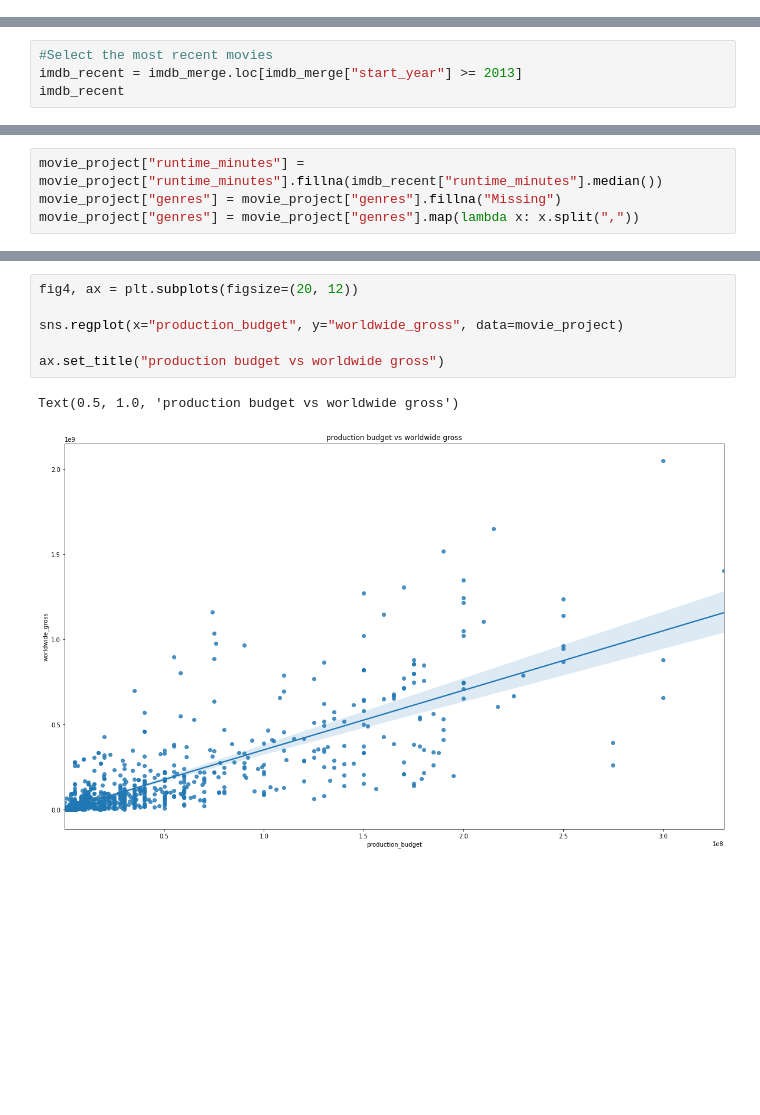
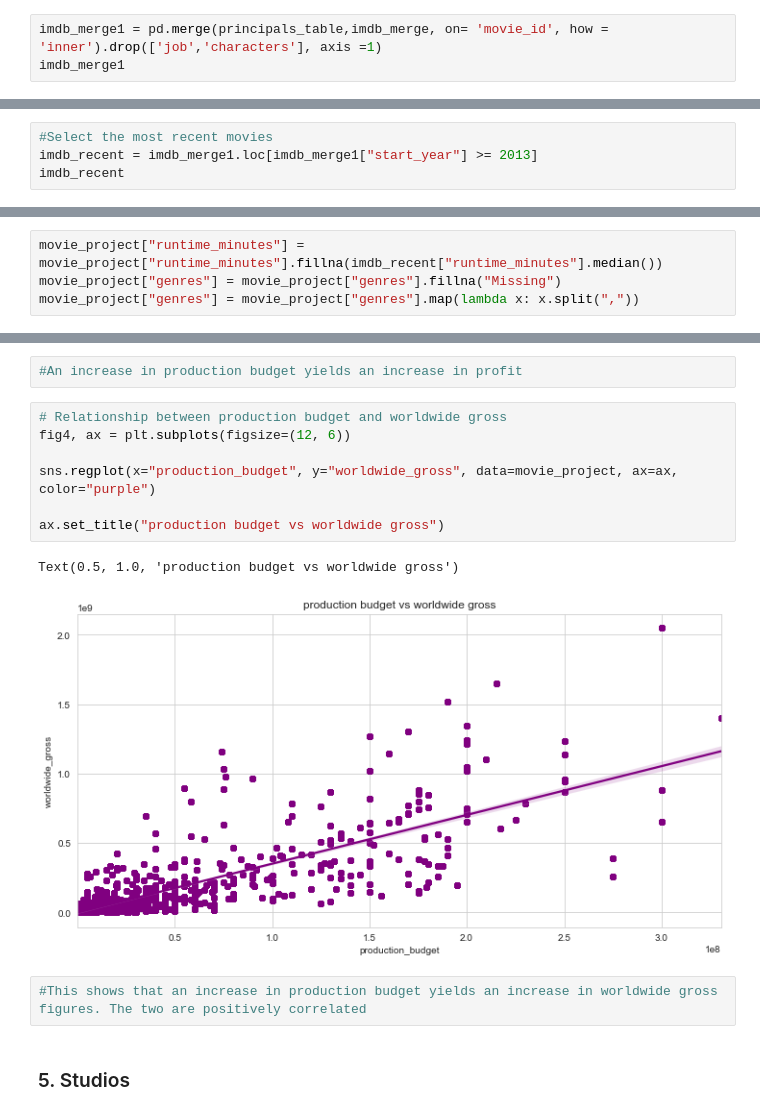
Before and after one commit to Aachiko/Microsoft-Movie-Market-Analysis, a Jupyter notebook: phase_1_project.ipynb, the cells around one changed output, grey strips where cells are left out. Cells and saved outputs as stored; diff of their text form; blank space fills up the shorter version.

```diff
--- a/phase_1_project.ipynb
+++ b/phase_1_project.ipynb
@@ -218,3 +211,6 @@ imdb_merge
 | 73854 | tt9914942 | La vida sense la Sara Amat | La vida sense la Sara Amat | 2019 | NaN | None | 6.6 | ... |
 | 73855 | tt9916160 | Drømmeland | Drømmeland | 2019 | 72.0 | Documentary | 6.5 | ... |
 73856 rows × 8 columns
+# %%
+imdb_merge1 = pd.merge(principals_table,imdb_merge, on= 'movie_id', how = 'inner').drop(['job','characters'], axis =1)
+imdb_merge1
@@ -221,5 +231,5 @@ imdb_merge
 # %%
 #Select the most recent movies
-imdb_recent = imdb_merge.loc[imdb_merge["start_year"] >= 2013]
+imdb_recent = imdb_merge1.loc[imdb_merge1["start_year"] >= 2013]
 imdb_recent
 # %% [output]
@@ -447,9 +506,16 @@ Text(0.5, 1.0, 'worldwide gross vs years')
+# %%
+#An increase in production budget yields an increase in profit
 # %%
-fig4, ax = plt.subplots(figsize=(20, 12))
+# Relationship between production budget and worldwide gross
+fig4, ax = plt.subplots(figsize=(12, 6))
 
-sns.regplot(x="production_budget", y="worldwide_gross", data=movie_project)
+sns.regplot(x="production_budget", y="worldwide_gross", data=movie_project, ax=ax, color="purple")
 
 ax.set_title("production budget vs worldwide gross")
 # %% [output]
 Text(0.5, 1.0, 'production budget vs worldwide gross')
-[figure, old version]
+[figure, new version]
+# %%
+#This shows that an increase in production budget yields an increase in worldwide gross figures. The two are positively correlated
+# %% [markdown]
+### 5. Studios
```
Also changed, not shown: parts of 32 cells of this notebook.
